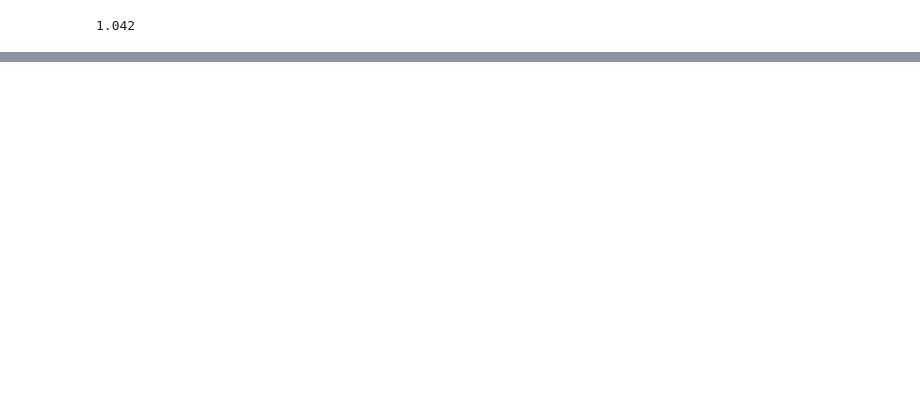
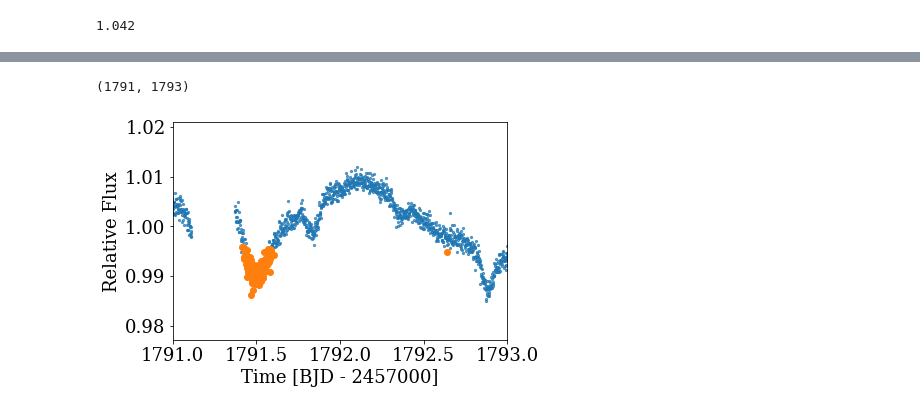
Before and after one commit to jradavenport/QX-Cas, a Jupyter notebook: makeplots.ipynb, the cells around one changed output, grey strips where cells are left out. Drawn from its saved outputs; the diff is of its cells as text; code cells hidden in the pictures; blank space fills up the shorter version.

```diff
--- a/makeplots.ipynb
+++ b/makeplots.ipynb
@@ -71,0 +90,10 @@ plt.savefig('LC.png', dpi=150, bbox_inches='tight', pad_inches=0.25)
+# %%
+plt.scatter(df['TIME'].values[ok], df['PDCSAP_FLUX'].values[ok] / np.nanmedian(df['PDCSAP_FLUX'].values[ok]),
+           alpha=0.7, s=5)
+plt.scatter(df['TIME'].values[ok][wd], df['PDCSAP_FLUX'].values[ok][wd] / np.nanmedian(df['PDCSAP_FLUX'].values[ok]))
+plt.xlabel('Time [BJD - 2457000]')
+plt.ylabel('Relative Flux')
+plt.xlim(1791,1793)
+# %% [output]
+(1791, 1793)
+[figure, added]
```
Also changed, not shown: parts of 13 cells of this notebook.
